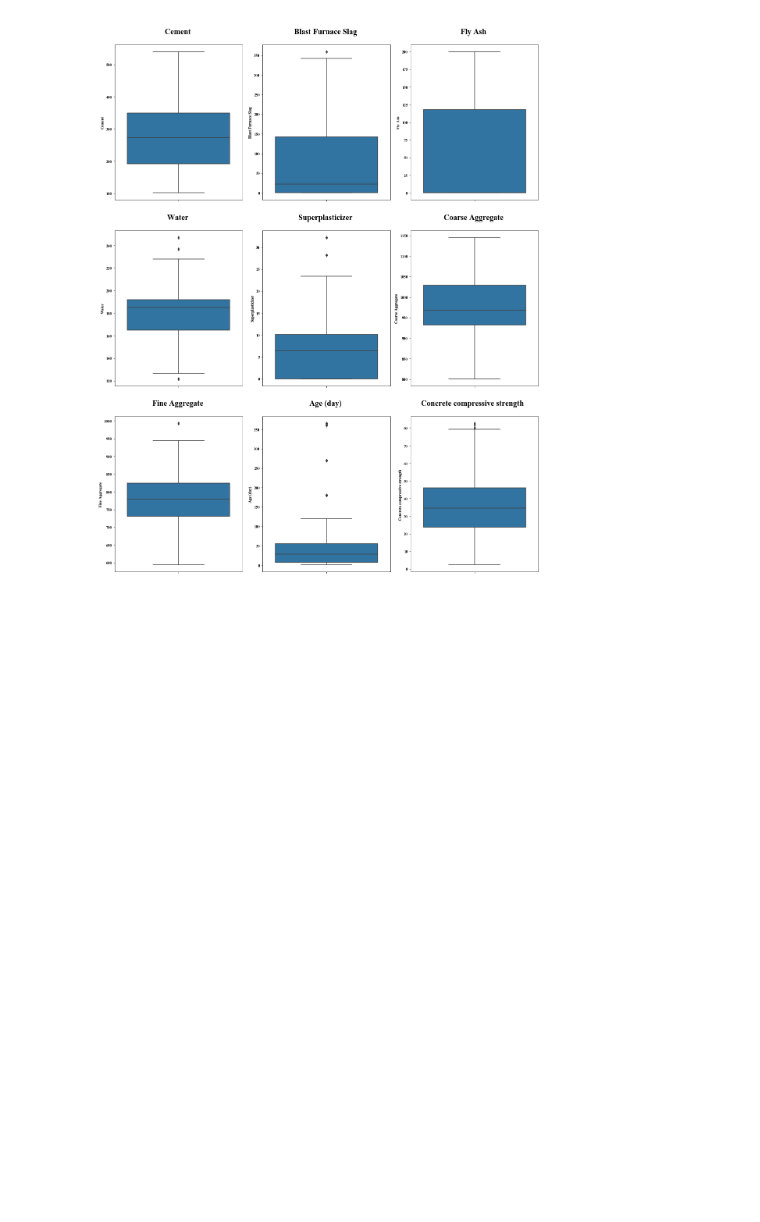
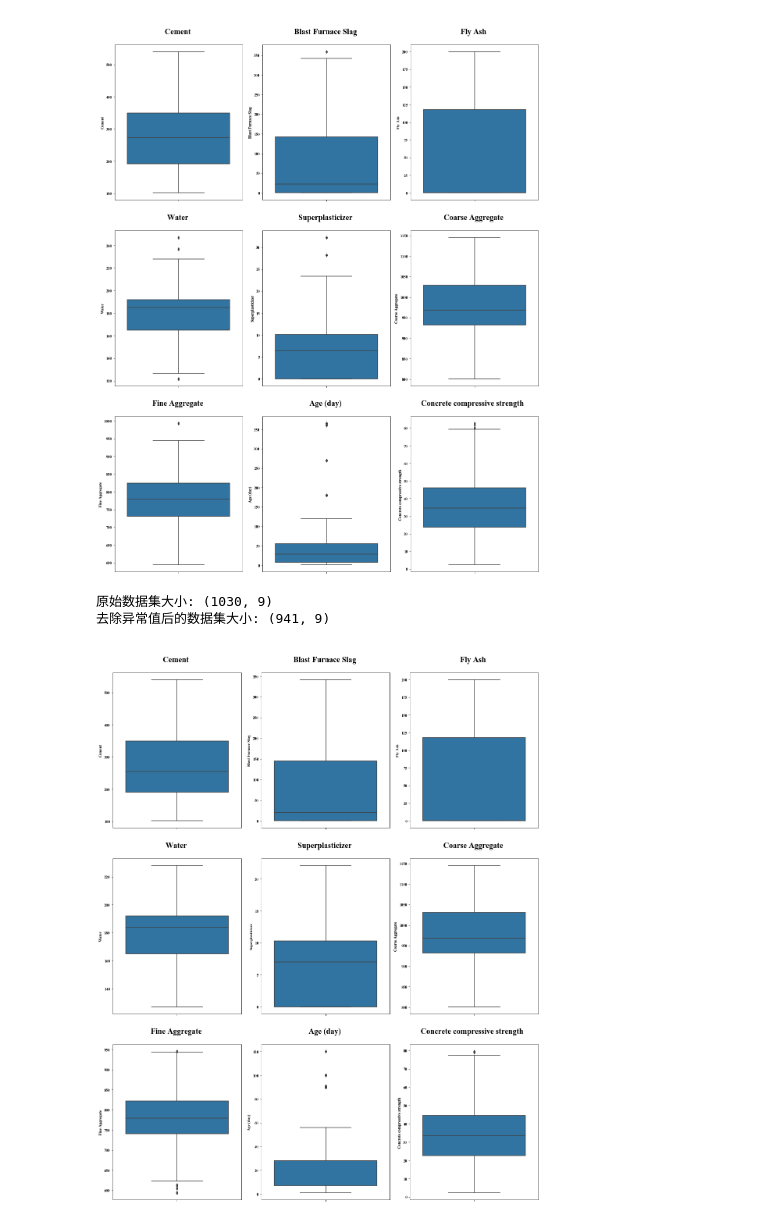
Before and after one commit to YaoXiao-CS/Work-Project-Collection, a Jupyter notebook: ML-利用机器学习预测混凝土抗压强度/【补充内容1】.ipynb, the cells around one changed output. Cells and saved outputs as stored; diff of their text form; code cells hidden in the pictures; blank space fills up the shorter version.

```diff
--- a/ML-利用机器学习预测混凝土抗压强度/【补充内容1】.ipynb
+++ b/ML-利用机器学习预测混凝土抗压强度/【补充内容1】.ipynb
@@ -257,3 +263,43 @@ plt.tight_layout()
 plt.show()
 # %% [output]
 [figure]
+# %%
+# 定义一个函数来检测和去除异常值.
+def remove_outliers(data):
+    Q1 = data.quantile(0.25)  # 第一四分位数.
+    Q3 = data.quantile(0.75)  # 第三四分位数.
+    IQR = Q3 - Q1  # 四分位距
+    lower_bound = Q1 - 1.5 * IQR  # 下限.
+    upper_bound = Q3 + 1.5 * IQR  # 上限.
+    # 过滤出非异常值
+    return data[(data >= lower_bound) & (data <= upper_bound)]
+
+# 对整个数据集应用去除异常值
+df_cleaned = df.apply(remove_outliers)
+
+# 删除造成的NaN值行
+df_cleaned = df_cleaned.dropna()
+# 输出处理后的数据
+print("原始数据集大小:", df.shape)
+print("去除异常值后的数据集大小:", df_cleaned.shape)
+# %% [output]
+原始数据集大小: (1030, 9)
+去除异常值后的数据集大小: (941, 9)
+# %%
+# 在此可视化，查看结果.
+cols = df_cleaned.columns
+
+plt.figure(figsize = (16, 20))
+plotnumber = 1
+for i in range(0, len(cols)):
+    if plotnumber <= 9:
+        ax = plt.subplot(3, 3, plotnumber)
+        sns.boxplot(data = df_cleaned, y = cols[i],  ax = ax)
+        plt.title(f"\n{cols[i]} \n", fontsize = 20)
+
+    plotnumber += 1
+
+plt.tight_layout()
+plt.show()
+# %% [output]
+[figure, added]
```
Also changed, not shown: parts of 2 cells of this notebook, 1 other file.
